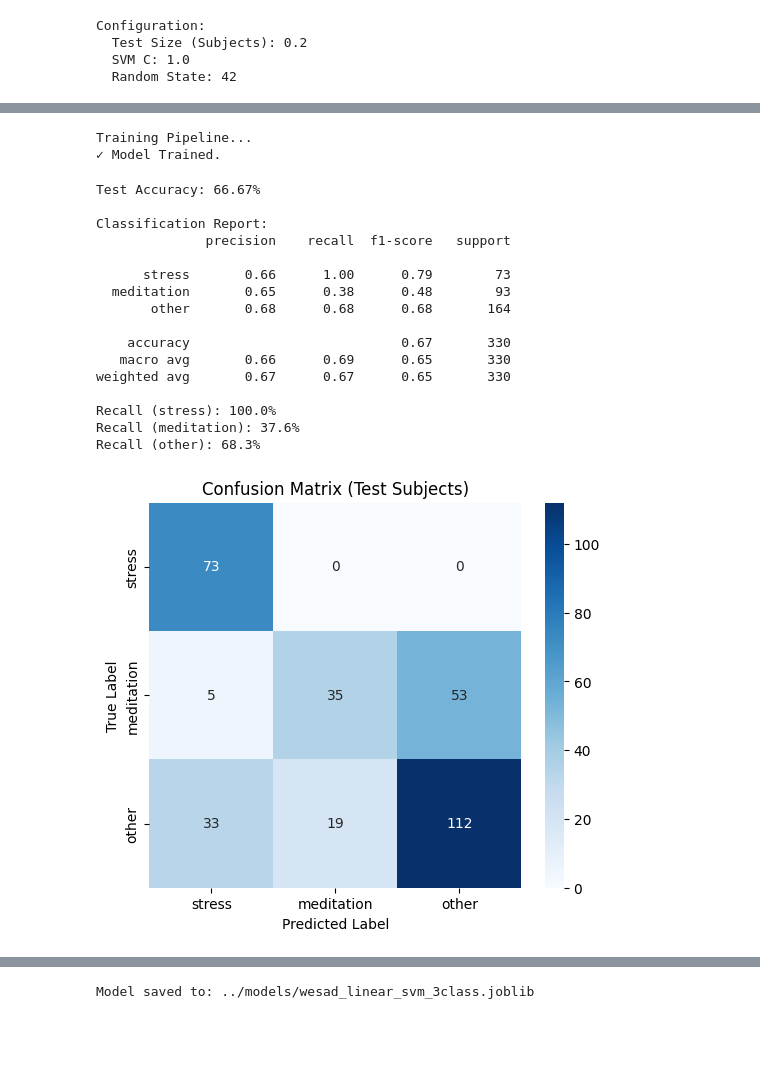
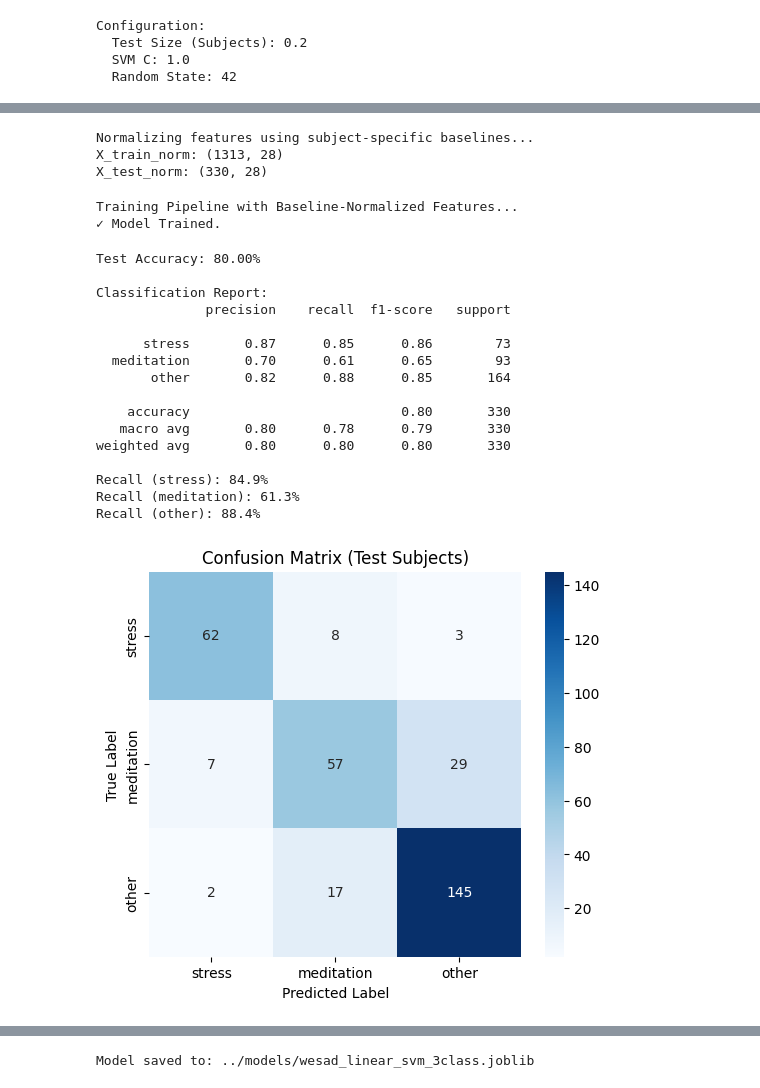
Before and after one commit to maggiebowen/doomstopping, a Jupyter notebook: notebooks/01_wesad_stress_model.ipynb, the cells around one changed output, grey strips where cells are left out. Drawn from its saved outputs; the diff is of its cells as text; code cells hidden in the pictures; blank space fills up the shorter version.

Commit message:
normalization script and variable renaming for error fix

```diff
--- a/notebooks/01_wesad_stress_model.ipynb
+++ b/notebooks/01_wesad_stress_model.ipynb
@@ -638,22 +639,47 @@ Subject Split:
 
   Train Samples: 1313
   Test Samples:  330
+# %%
+# 3b. Normalize Features (Baseline-Only Per-Subject)
+print("Normalizing features using subject-specific baselines...")
+
+# Define baseline label (1 = Baseline)
+# Note: df_clean/df_train has 'label' (original 1,2,3,4) and 'y3' (mapped).
+# normalize_subjects uses 'label' column to find baseline=1.
+BASELINE_LABEL_IN_ORIGINAL = 1
+
+X_train_norm, X_test_norm = normalize_subjects(
+    df_train,
+    df_test,
+    feature_cols,
+    label_col='label',
+    baseline_label=BASELINE_LABEL_IN_ORIGINAL,
+    subject_col='subject'
+)
+
+print(f"X_train_norm: {X_train_norm.shape}")
+print(f"X_test_norm: {X_test_norm.shape}")
+# %% [output]
+Normalizing features using subject-specific baselines...
+X_train_norm: (1313, 28)
+X_test_norm: (330, 28)
 # %%
 # 4. Train Linear SVM Pipeline
 from sklearn.svm import LinearSVC
-from sklearn.preprocessing import StandardScaler
 from sklearn.pipeline import Pipeline
 
+# Note: StandardScaler is REMOVED because we performed baseline normalization.
+
 pipe = Pipeline([
-    ('scaler', StandardScaler()),
+    # ('scaler', StandardScaler()),
     ('svm', LinearSVC(class_weight='balanced', C=SVM_C, max_iter=MAX_ITER, random_state=RANDOM_STATE))
 ])
 
-print('Training Pipeline...')
-pipe.fit(X_train, y_train)
+print('Training Pipeline with Baseline-Normalized Features...')
+pipe.fit(X_train_norm, y_train)
 print('✓ Model Trained.')
 # %% [output]
-Training Pipeline...
+Training Pipeline with Baseline-Normalized Features...
 ✓ Model Trained.
 # %%
 # 5. Evaluate Performance
@@ -661,43 +687,43 @@ from sklearn.metrics import accuracy_score, classification_report, confusion_mat
 import matplotlib.pyplot as plt
 import seaborn as sns
 
-y_pred = pipe.predict(X_test)
+y_pred = pipe.predict(X_test_norm)
 
 acc = accuracy_score(y_test, y_pred)
 print(f'Test Accuracy: {acc*100:.2f}%\n')
 
 print('Classification Report:')
 print(classification_report(y_test, y_pred, labels=LABEL_ORDER))
 
 # Per-class recall
 cm = confusion_matrix(y_test, y_pred, labels=LABEL_ORDER)
 class_recall = cm.diagonal() / cm.sum(axis=1)
 for i, label in enumerate(LABEL_ORDER):
     print(f'Recall ({label}): {class_recall[i]*100:.1f}%')
 
 # Plot Confusion Matrix
 plt.figure(figsize=(6, 5))
 sns.heatmap(cm, annot=True, fmt='d', cmap='Blues',
             xticklabels=LABEL_ORDER, yticklabels=LABEL_ORDER)
 plt.title('Confusion Matrix (Test Subjects)')
 plt.ylabel('True Label')
 plt.xlabel('Predicted Label')
 plt.show()
 # %% [output]
-Test Accuracy: 66.67%
+Test Accuracy: 80.00%
 
 Classification Report:
               precision    recall  f1-score   support
 
-      stress       0.66      1.00      0.79        73
-  meditation       0.65      0.38      0.48        93
-       other       0.68      0.68      0.68       164
+      stress       0.87      0.85      0.86        73
+  meditation       0.70      0.61      0.65        93
+       other       0.82      0.88      0.85       164
 
-    accuracy                           0.67       330
-   macro avg       0.66      0.69      0.65       330
-weighted avg       0.67      0.67      0.65       330
+    accuracy                           0.80       330
+   macro avg       0.80      0.78      0.79       330
+weighted avg       0.80      0.80      0.80       330
 
-Recall (stress): 100.0%
-Recall (meditation): 37.6%
-Recall (other): 68.3%
+Recall (stress): 84.9%
+Recall (meditation): 61.3%
+Recall (other): 88.4%
-[figure, old version]
+[figure, new version]
```
Also changed, not shown: parts of 8 cells of this notebook, 1 other file.
